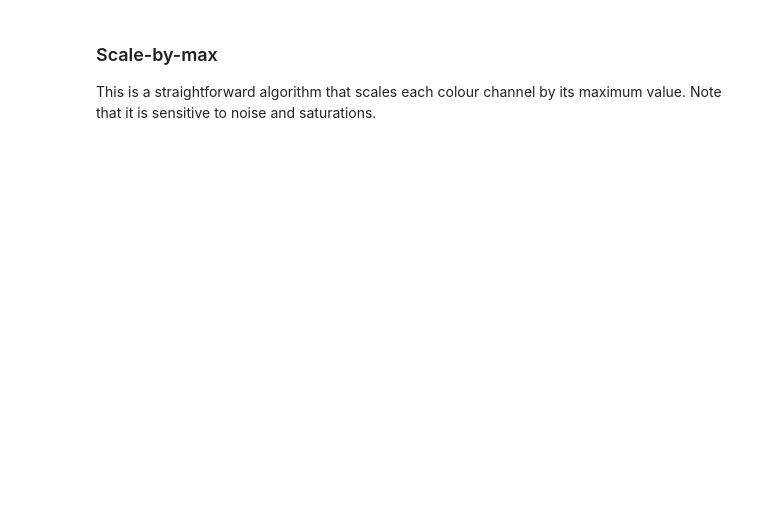
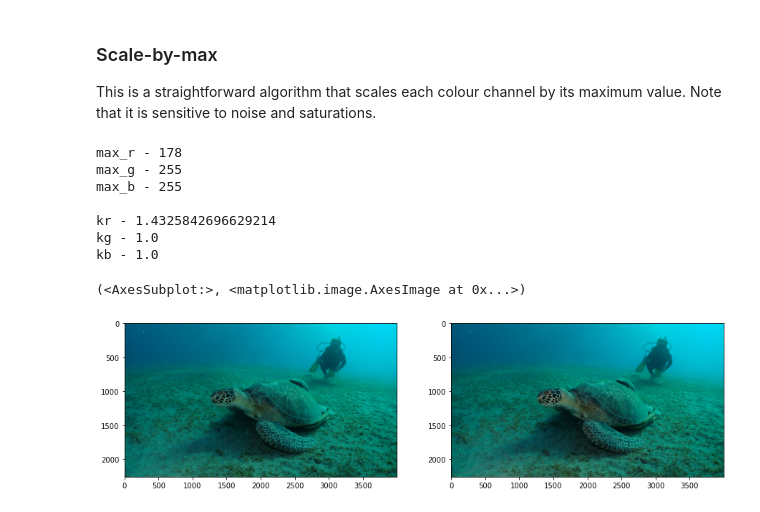
Before and after one commit to sergesv77/ComputerVision, a Jupyter notebook: Homework2.ipynb, the cells around one changed output. Saved outputs shown, nothing was run; the diff lists cells and outputs as text; code cells hidden in the pictures; blank space fills up the shorter version.

```diff
--- a/Homework2.ipynb
+++ b/Homework2.ipynb
@@ -70,16 +160,49 @@ plt.subplot(122), plt.imshow(balanced)
 This is a straightforward algorithm that scales each colour channel by its maximum value. Note that it is sensitive to noise and saturations.
 # %%
 # Load your image
-img = cv2.imread('...')
+# i had to find image withous bright while color to find max values < 255
+img_name = 'imgs/turtle.jpeg'
+img = cv2.imread(img_name)
 img = cv2.cvtColor(img, cv2.COLOR_BGR2RGB)
+R, G, B = 0, 1, 2
+rows, cols, ch = img.shape
 
 # Compute the maximum values for all three colour channels (red, green, blue)
-max_r =
-max_g =
-max_b =
+max_r = np.max(img[...,R])
+max_g = np.max(img[...,G])
+max_b = np.max(img[...,B])
+
+print(f'\nmax_r - {max_r}')
+print(f'max_g - {max_g}')
+print(f'max_b - {max_b}')
+
+kr = 255 / max_r
+kg = 255 / max_g
+kb = 255 / max_b
+
+print(f'\nkr - {kr}')
+print(f'kg - {kg}')
+print(f'kb - {kb}')
 
 # Apply scale-by-max balancing and generate the balanced image
-balanced =
+balanced = np.zeros_like(img, dtype=np.uint32)
+
+modifier = 1
+
+balanced[..., R] = img[..., R] * kr * modifier
+balanced[..., G] = img[..., G] * kg * modifier
+balanced[..., B] = img[..., B] * kb * modifier
+
 
 plt.subplot(121), plt.imshow(img)
 plt.subplot(122), plt.imshow(balanced)
+# %% [output]
+max_r - 178
+max_g - 255
+max_b - 255
+
+kr - 1.4325842696629214
+kg - 1.0
+kb - 1.0
+(<AxesSubplot:>, <matplotlib.image.AxesImage at 0x...>)
+[figure, added]
```
Also changed, not shown: parts of 4 cells of this notebook, 3 other files.
